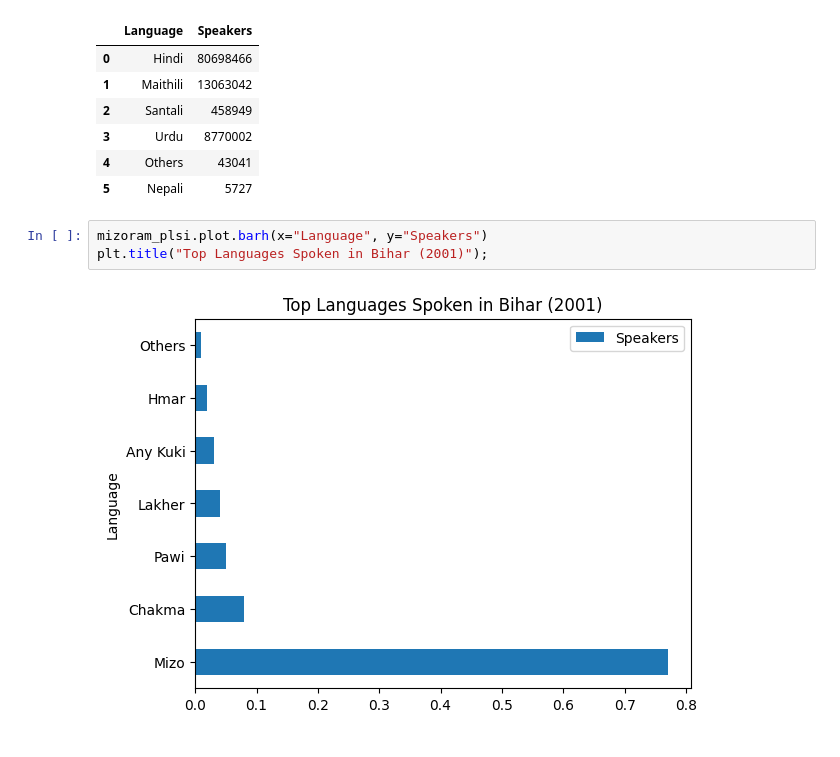
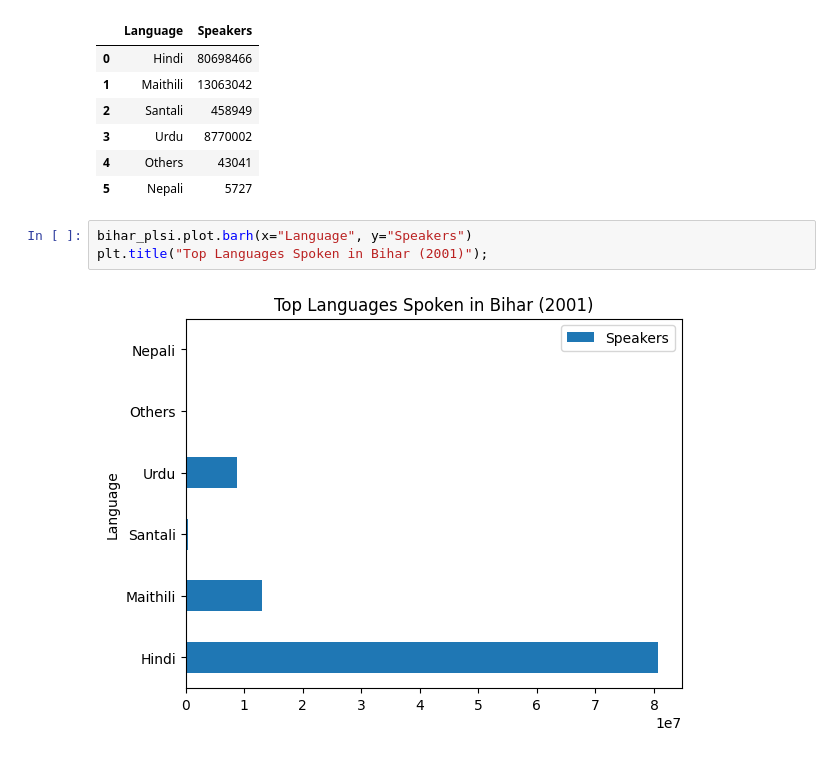
Before and after one commit to squishridyvi/Geographical-Distribution-Mapping-of-Dravidian-Languages-, a Jupyter notebook: Geographical Distribution of Dravidian Languages.ipynb, the cells around one changed output. Cells and saved outputs as stored; diff of their text form.

Commit message:
created language proportion chart for plsi states

```diff
--- a/Geographical Distribution of Dravidian Languages.ipynb
+++ b/Geographical Distribution of Dravidian Languages.ipynb
@@ -2555,7 +2555,7 @@ bihar_plsi
 | 4 | Others | 43041 |
 | 5 | Nepali | 5727 |
 # %%
-mizoram_plsi.plot.barh(x="Language", y="Speakers")
+bihar_plsi.plot.barh(x="Language", y="Speakers")
 plt.title("Top Languages Spoken in Bihar (2001)");
 # %% [output]
-[figure, old version]
+[figure, new version]
```
Also changed, not shown: parts of 5 cells of this notebook.
